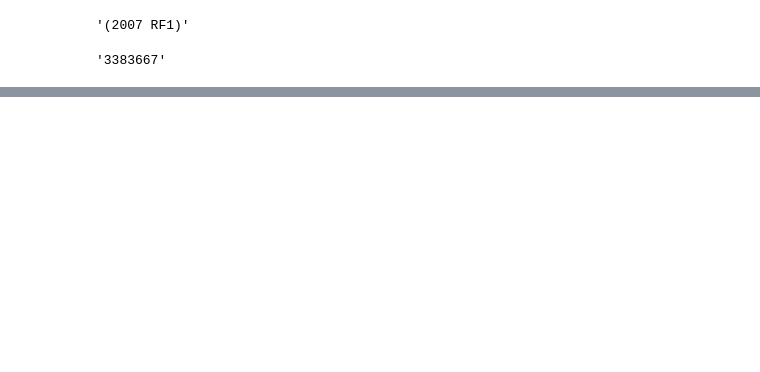
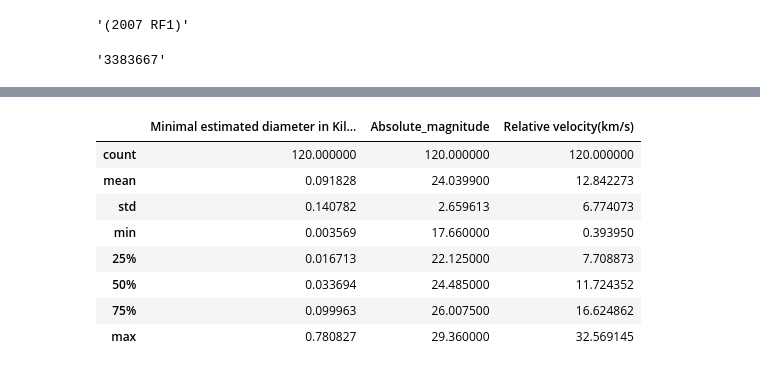
Before and after one commit to TrippleA001/GOMYCODE-Data-Science-Bootcamp-V1, a Jupyter notebook: API_to_Pandas_Dataframe.ipynb, the cells around one changed output, grey strips where cells are left out. Cells and saved outputs as stored; diff of their text form; code cells hidden in the pictures; blank space fills up the shorter version.

```diff
--- a/API_to_Pandas_Dataframe.ipynb
+++ b/API_to_Pandas_Dataframe.ipynb
@@ -236,0 +270,12 @@ data for 2024-02-08 complete
+# %%
+df.describe()
+# %% [output]
+|  | Minimal estimated diameter in Kil... | Absolute_magnitude | Relative velocity(km/s) |
+| count | 120.000000 | 120.000000 | 120.000000 |
+| mean | 0.091828 | 24.039900 | 12.842273 |
+| std | 0.140782 | 2.659613 | 6.774073 |
+| min | 0.003569 | 17.660000 | 0.393950 |
+| 25% | 0.016713 | 22.125000 | 7.708873 |
+| 50% | 0.033694 | 24.485000 | 11.724352 |
+| 75% | 0.099963 | 26.007500 | 16.624862 |
+| max | 0.780827 | 29.360000 | 32.569145 |
```
Also changed, not shown: parts of 14 cells of this notebook.
